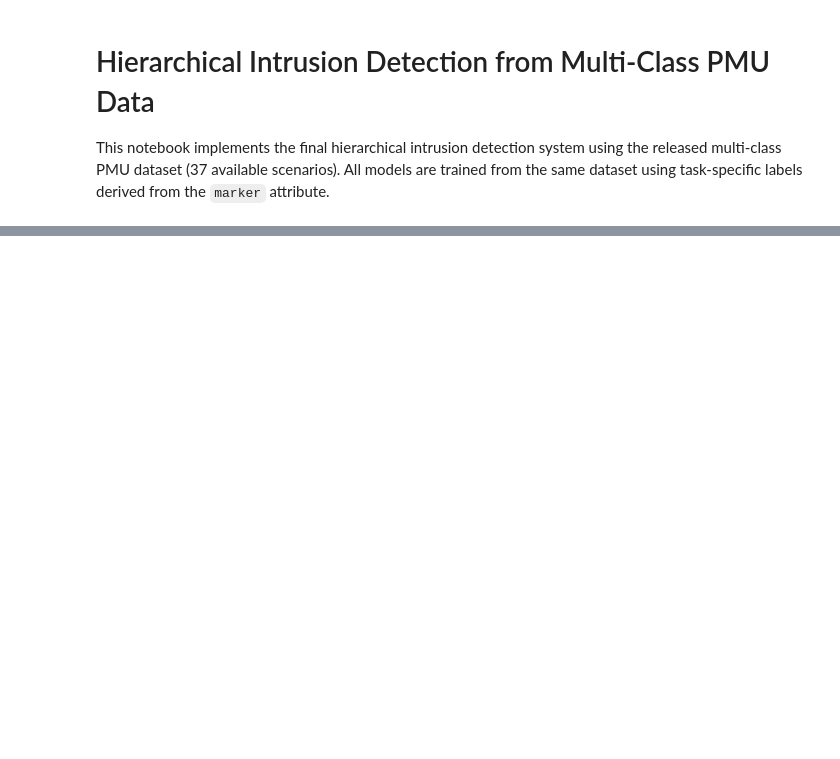
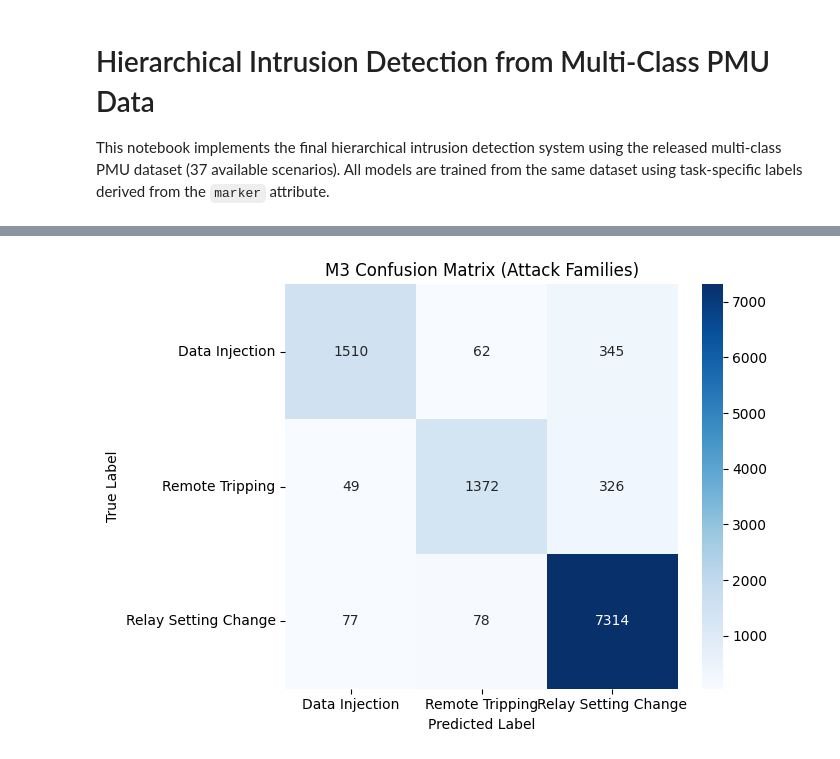
Before and after one commit to Heyyouchao/FYP, a Jupyter notebook: notebook/hierarchical_training_from_multiclass_full_features.ipynb, the cells around one changed output, grey strips where cells are left out. Cells and saved outputs as stored; diff of their text form; code cells hidden in the pictures; blank space fills up the shorter version.

```diff
--- a/notebook/hierarchical_training_from_multiclass_full_features.ipynb
+++ b/notebook/hierarchical_training_from_multiclass_full_features.ipynb
@@ -741,0 +457,77 @@ M6 Classification Report:
+# %%
+# ============================================================
+# Section 7 - M3 — Attack Family Classifier
+# ============================================================
+
+# M3 labels:
+# 0 = Data Injection
+# 1 = Remote Tripping
+# 2 = Relay Setting Change
+
+# ----------------------------
+# Prepare M3 dataset (ATTACK ONLY)
+# ----------------------------
+df_M3 = df[~df["marker"].isin(NON_ATTACK_IDS)].copy()
+
+X_M3 = df_M3[FEATURE_COLS]
+y_M3 = df_M3["marker"].apply(map_M3)
+
+print("M3 total samples:", len(X_M3))
+print("M3 class distribution:")
+print(y_M3.value_counts().sort_index())
+
+# ----------------------------
+# Train / Test split (80 / 20)
+# ----------------------------
+X_train_M3, X_test_M3, y_train_M3, y_test_M3 = train_test_split(
+    X_M3,
+    y_M3,
+    test_size=0.20,
+    random_state=42,
+    stratify=y_M3
+)
+
+print("\nM3 dataset split:")
+print(f"Training samples: {X_train_M3.shape[0]}")
+print(f"Test samples:     {X_test_M3.shape[0]}")
+
+# ----------------------------
+# Train Random Forest
+# ----------------------------
+M3 = RandomForestClassifier(
+    n_estimators=200,
+    random_state=42,
+    n_jobs=-1
+)
+
+M3.fit(X_train_M3, y_train_M3)
+
+print("\n✅ M3 training complete")
+
+# ----------------------------
+# Evaluation
+# ----------------------------
+y_pred_M3 = M3.predict(X_test_M3)
+
+print("\nM3 Classification Report:")
+print(classification_report(
+    y_test_M3,
+    y_pred_M3,
+    target_names=[
+        "Data Injection",
+        "Remote Tripping",
+        "Relay Setting Change"
+    ]
+))
+
+plot_confusion_matrix(
+    y_true=y_test_M3,
+    y_pred=y_pred_M3,
+    class_names=[
+        "Data Injection",
+        "Remote Tripping",
+        "Relay Setting Change"
+    ],
+    title="M3 Confusion Matrix (Attack Families)"
+)
+# %% [output]
@@ -741,0 +551 @@ M6 Classification Report:
+[figure, added]
```
Also changed, not shown: parts of 46 cells of this notebook, 16 other files.
